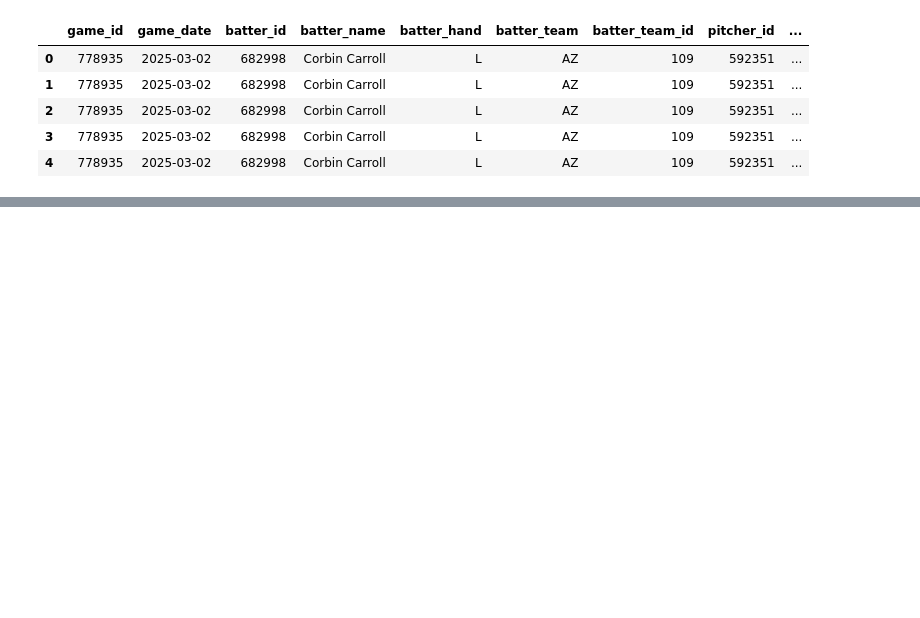
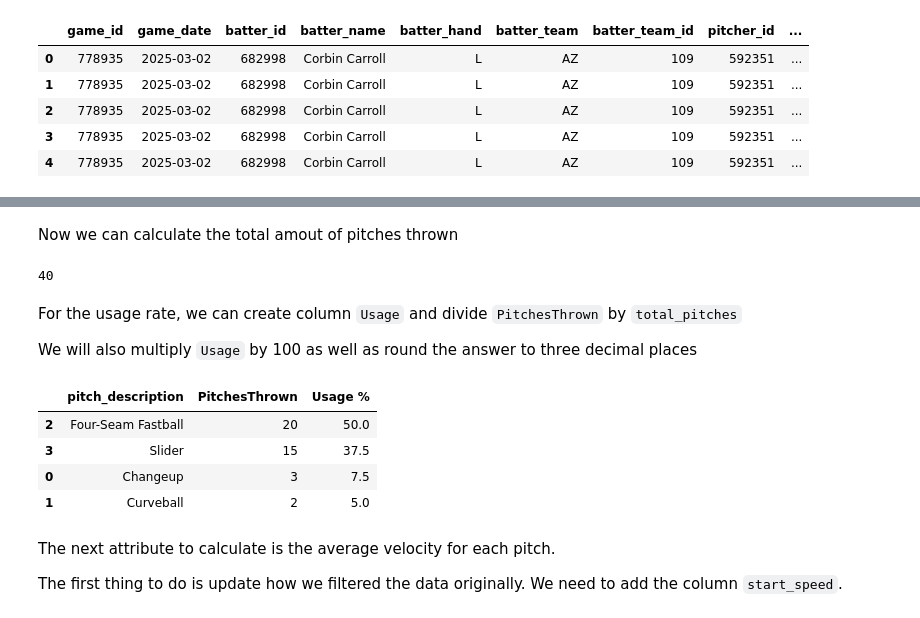
Before and after one commit to CarsonHallford/PitcherData, a Jupyter notebook: MLB_Scraper_Pitcher_Data.ipynb, the cells around one changed output, grey strips where cells are left out. Saved outputs shown, nothing was run; the diff lists cells and outputs as text; code cells hidden in the pictures; blank space fills up the shorter version.

```diff
--- a/MLB_Scraper_Pitcher_Data.ipynb
+++ b/MLB_Scraper_Pitcher_Data.ipynb
@@ -148,0 +151,3 @@ pitcher_pyb
+# %%
+pitch_type_counts = pitcher_pyb.groupby("pitch_description", as_index=False)["PitchesThrown"].sum()
+pitch_type_counts
@@ -148,0 +164,3 @@ pitcher_pyb
+# %%
+pitch_type_counts = pitch_type_counts.sort_values(by="PitchesThrown", ascending=False)
+pitch_type_counts
@@ -148,0 +173,24 @@ pitcher_pyb
+# %% [markdown]
+Now we can calculate the total amout of pitches thrown
+# %%
+total_pitches = pitch_type_counts['PitchesThrown'].sum()
+total_pitches
+# %% [output]
+40
+# %% [markdown]
+For the usage rate, we can create column `Usage` and divide `PitchesThrown` by `total_pitches`
+
+We will also multiply `Usage` by 100 as well as round the answer to three decimal places
+# %%
+pitch_type_counts['Usage %'] = ((pitch_type_counts['PitchesThrown']/total_pitches)*100).round(3)
+pitch_type_counts
+# %% [output]
+|  | pitch_description | PitchesThrown | Usage % |
+| 2 | Four-Seam Fastball | 20 | 50.0 |
+| 3 | Slider | 15 | 37.5 |
+| 0 | Changeup | 3 | 7.5 |
+| 1 | Curveball | 2 | 5.0 |
+# %% [markdown]
+The next attribute to calculate is the average velocity for each pitch.
+
+The first thing to do is update how we filtered the data originally. We need to add the column `start_speed`.
```
Also changed, not shown: parts of 32 cells of this notebook.
